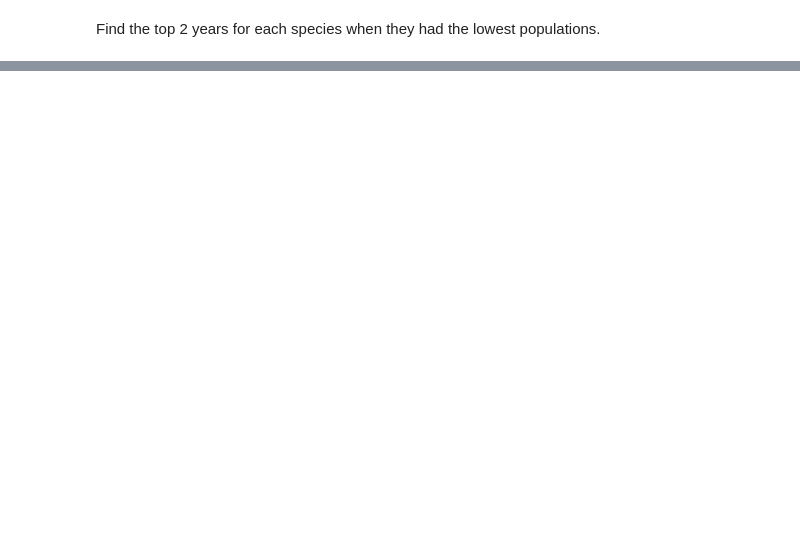
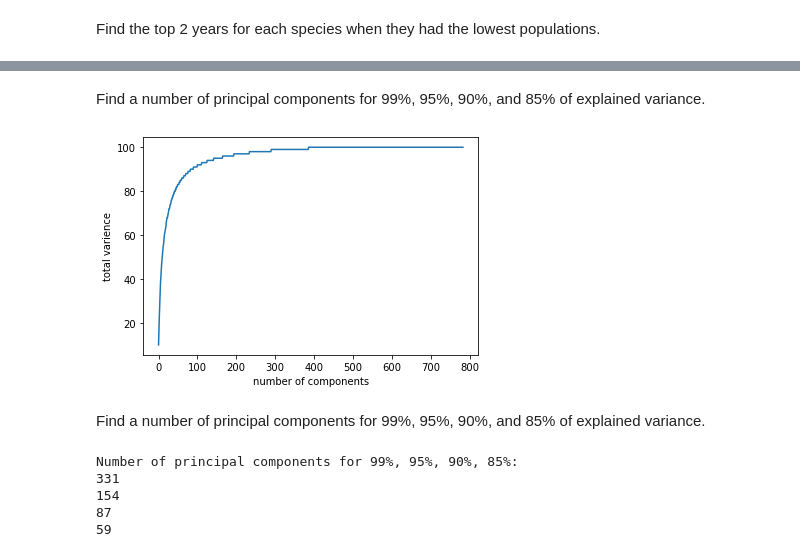
Before and after one commit to akhundzhanovaET/math_prac, a Jupyter notebook: hometask_3.ipynb, the cells around one changed output, grey strips where cells are left out. Cells and saved outputs as stored; diff of their text form; code cells hidden in the pictures; blank space fills up the shorter version.

```diff
--- a/hometask_3.ipynb
+++ b/hometask_3.ipynb
@@ -154,0 +192,45 @@ plt.show()
+# %% [markdown]
+Find a number of principal components for 99%, 95%, 90%, and 85% of explained variance.
+# %%
+import numpy as np
+import matplotlib.pyplot as plt
+from sklearn.datasets import fetch_openml
+from sklearn.decomposition import PCA
+digits_new = fetch_openml('mnist_784')
+pca = PCA()
+
+X_transformed = pca.fit_transform(digits_new.data.astype(float))
+var = pca.explained_variance_ratio_.cumsum().round(2) * 100
+plt.plot(var)
+plt.ylabel('total varience')
+plt.xlabel('number of components')
+plt.show()
+# %% [output]
+[figure, added]
+# %% [markdown]
+Find a number of principal components for 99%, 95%, 90%, and 85% of explained variance.
+# %%
+from sklearn.datasets import fetch_openml
+from sklearn.decomposition import PCA
+digits_new = fetch_openml('mnist_784')
+pca = PCA()
+
+print('Number of principal components for 99%, 95%, 90%, 85%:')
+pca = PCA(n_components=0.99,svd_solver='full')
+X_transformed = pca.fit_transform(digits_new.data.astype(float))
+print(X_transformed.shape[1])
+pca = PCA(n_components=0.95,svd_solver='full')
+X_transformed = pca.fit_transform(digits_new.data.astype(float))
+print(X_transformed.shape[1])
+pca = PCA(n_components=0.90,svd_solver='full')
+X_transformed = pca.fit_transform(digits_new.data.astype(float))
+print(X_transformed.shape[1])
+pca = PCA(n_components=0.85,svd_solver='full')
+X_transformed = pca.fit_transform(digits_new.data.astype(float))
+print(X_transformed.shape[1])
+# %% [output]
+Number of principal components for 99%, 95%, 90%, 85%:
+331
+154
+87
+59
```
Also changed, not shown: parts of 8 cells of this notebook.
